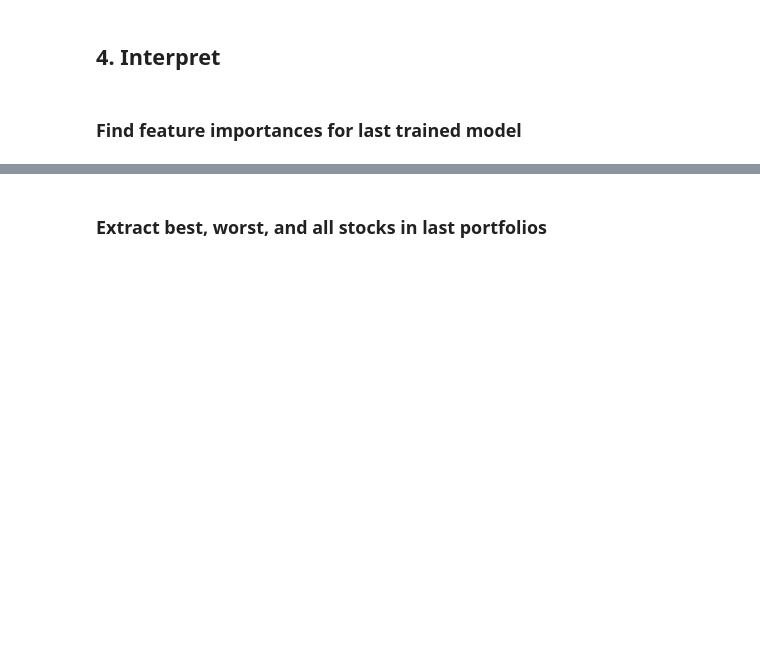
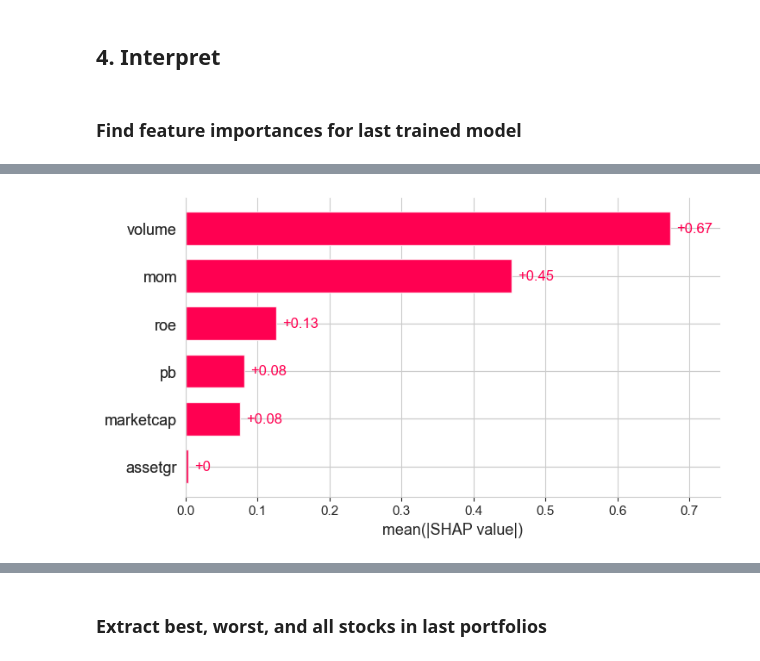
Before and after one commit to kerryback/busi722, a Jupyter notebook: notebooks/08-preprocessing_analysis.ipynb, the cells around one changed output, grey strips where cells are left out. Saved outputs shown, nothing was run; the diff lists cells and outputs as text; code cells hidden in the pictures; blank space fills up the shorter version.

```diff
--- a/notebooks/08-preprocessing_analysis.ipynb
+++ b/notebooks/08-preprocessing_analysis.ipynb
@@ -265,0 +270,6 @@ dtype: float64
+# %%
+import shap
+
+explainer = shap.Explainer(model)
+last_date = df2.date.max()
+shap_values = explainer(df2[df2.date==last_date][features])
@@ -265,0 +281,4 @@ dtype: float64
+# %%
+shap.plots.bar(shap_values)
+# %% [output]
+[figure, added]
```
Also changed, not shown: parts of 28 cells of this notebook.
